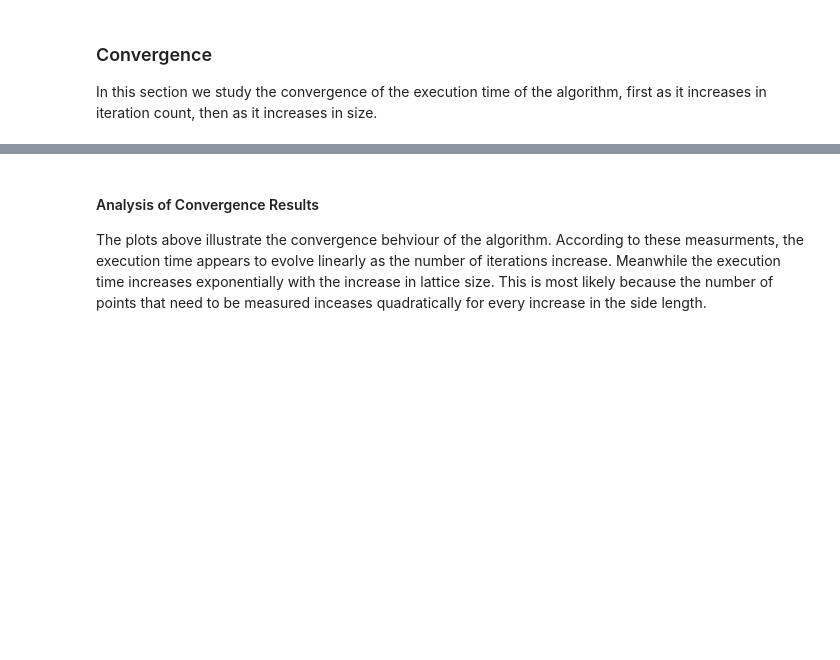
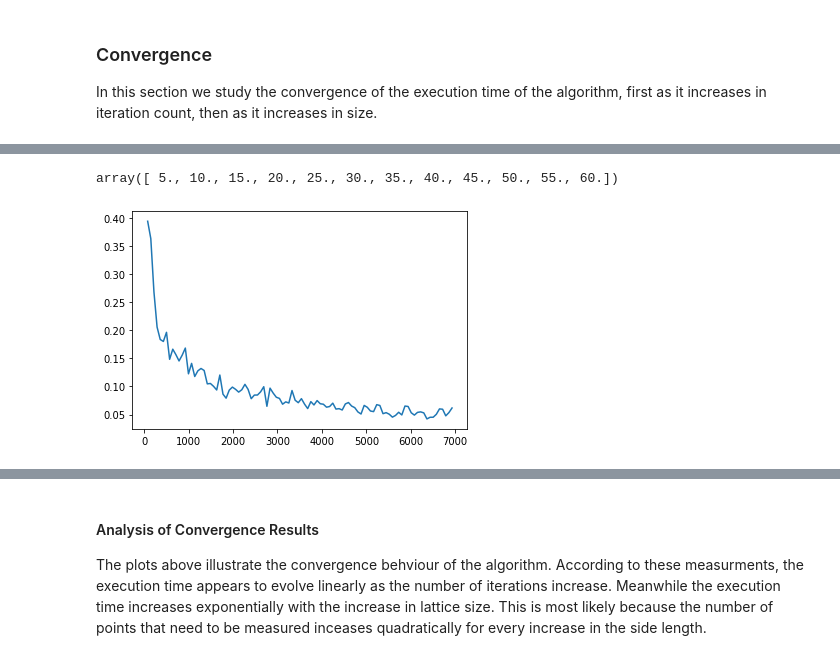
Before and after one commit to sheeshee/High-Performance-Computing-Coursework, a Jupyter notebook: Assignment 1/Assignment 1 Submission.ipynb, the cells around one changed output, grey strips where cells are left out. Saved outputs shown, nothing was run; the diff lists cells and outputs as text; code cells hidden in the pictures; blank space fills up the shorter version.

```diff
--- a/Assignment 1/Assignment 1 Submission.ipynb
+++ b/Assignment 1/Assignment 1 Submission.ipynb
@@ -293,0 +217,10 @@ plt.show()
+# %%
+sizes
+# %% [output]
+array([ 5., 10., 15., 20., 25., 30., 35., 40., 45., 50., 55., 60.])
+# %%
+diff = [np.linalg.norm(multi_iterations[i] - multi_iterations[i+1]) for i in range(1, len(multi_iterations)-1)]
+plt.plot(iterations_space[1:-1], diff)
+plt.show()
+# %% [output]
+[figure, added]
```
Also changed, not shown: parts of 22 cells of this notebook, 1 other file.
